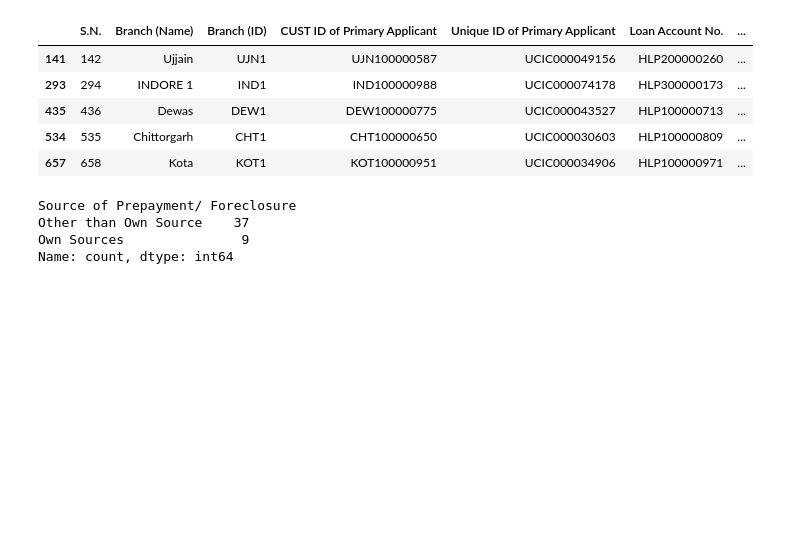
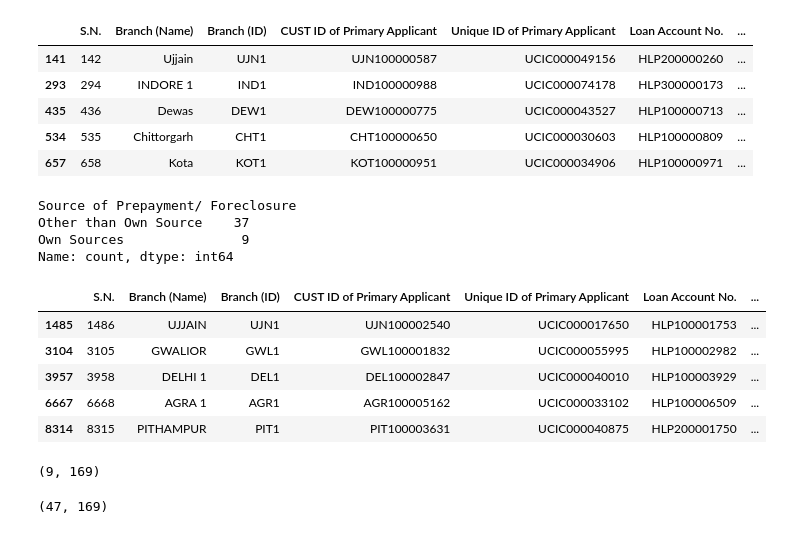
Before and after one commit to MehakDogra2005/finAnalysis, a Jupyter notebook: logic model/pre_payment_data_analysis.ipynb, the cells around one changed output. Cells and saved outputs as stored; diff of their text form; code cells hidden in the pictures; blank space fills up the shorter version.

Commit message:
notebook completed with all invalid cases outlined

```diff
--- a/logic model/pre_payment_data_analysis.ipynb
+++ b/logic model/pre_payment_data_analysis.ipynb
@@ -4,7 +4,7 @@ import numpy as np
 import matplotlib.pyplot as plt
 pd.set_option('display.max_columns', None)
 # %%
-df=pd.read_excel('/Users/shreshthgarg/Desktop/finAnalysis/logic model/DATA_DUMP_FORMAT_Mar_2025 - Shared - V7.xlsx'
+df=pd.read_excel('DATA_DUMP_FORMAT_Mar_2025 - Shared - V7.xlsx'
                  ,header=5)
 # %%
 df.head()
@@ -150,7 +146,10 @@ LAP    67
 HL     46
 Name: count, dtype: int64
 # %%
-fixed_hl=fixed_pp[fixed_pp['Loan Category Sanctioned (Housing or Non-Housing)']=='HL']
+fixed_hl=fixed_pp[fixed_pp['Loan Category Sanctioned (Housing or Non-Housing)']
+    .str.strip()
+    .str.lower()
+    .isin(["housing", "hl"])].copy()
 # %%
 fixed_hl.head()
 # %% [output]
@@ -167,3 +166,39 @@ Source of Prepayment/ Foreclosure
 Other than Own Source    37
 Own Sources               9
 Name: count, dtype: int64
+# %%
+fixed_hl_own = fixed_hl[
+    fixed_hl["Source of Prepayment/ Foreclosure"]
+    .astype(str)
+    .str.strip()
+    .str.lower()
+    # include own
+    .str.contains(r"\bown\b", regex=True)
+    # exclude negations
+    & ~fixed_hl["Source of Prepayment/ Foreclosure"]
+        .astype(str)
+        .str.lower()
+        .str.contains(r"\bother than own\b|\bnot own\b", regex=True)
+].copy()
+# %%
+fixed_hl_own.head()
+# %% [output]
+|  | S.N. | Branch (Name) | Branch (ID) | CUST ID of Primary Applicant | Unique ID of Primary Applicant | Loan Account No. | ... |
+| 1485 | 1486 | UJJAIN | UJN1 | UJN100002540 | UCIC000017650 | HLP100001753 | ... |
+| 3104 | 3105 | GWALIOR | GWL1 | GWL100001832 | UCIC000055995 | HLP100002982 | ... |
+| 3957 | 3958 | DELHI 1 | DEL1 | DEL100002847 | UCIC000040010 | HLP100003929 | ... |
+| 6667 | 6668 | AGRA 1 | AGR1 | AGR100005162 | UCIC000033102 | HLP100006509 | ... |
+| 8314 | 8315 | PITHAMPUR | PIT1 | PIT100003631 | UCIC000040875 | HLP200001750 | ... |
+# %%
+fixed_hl_own.shape
+# %% [output]
+(9, 169)
+# %%
+
+invalid_ppc = pd.concat(
+    [fixed_hl_own, floating_pp],
+    ignore_index=True
+)
+invalid_ppc.shape
+# %% [output]
+(47, 169)
```
Also changed, not shown: parts of 14 cells of this notebook, 1 other file.
